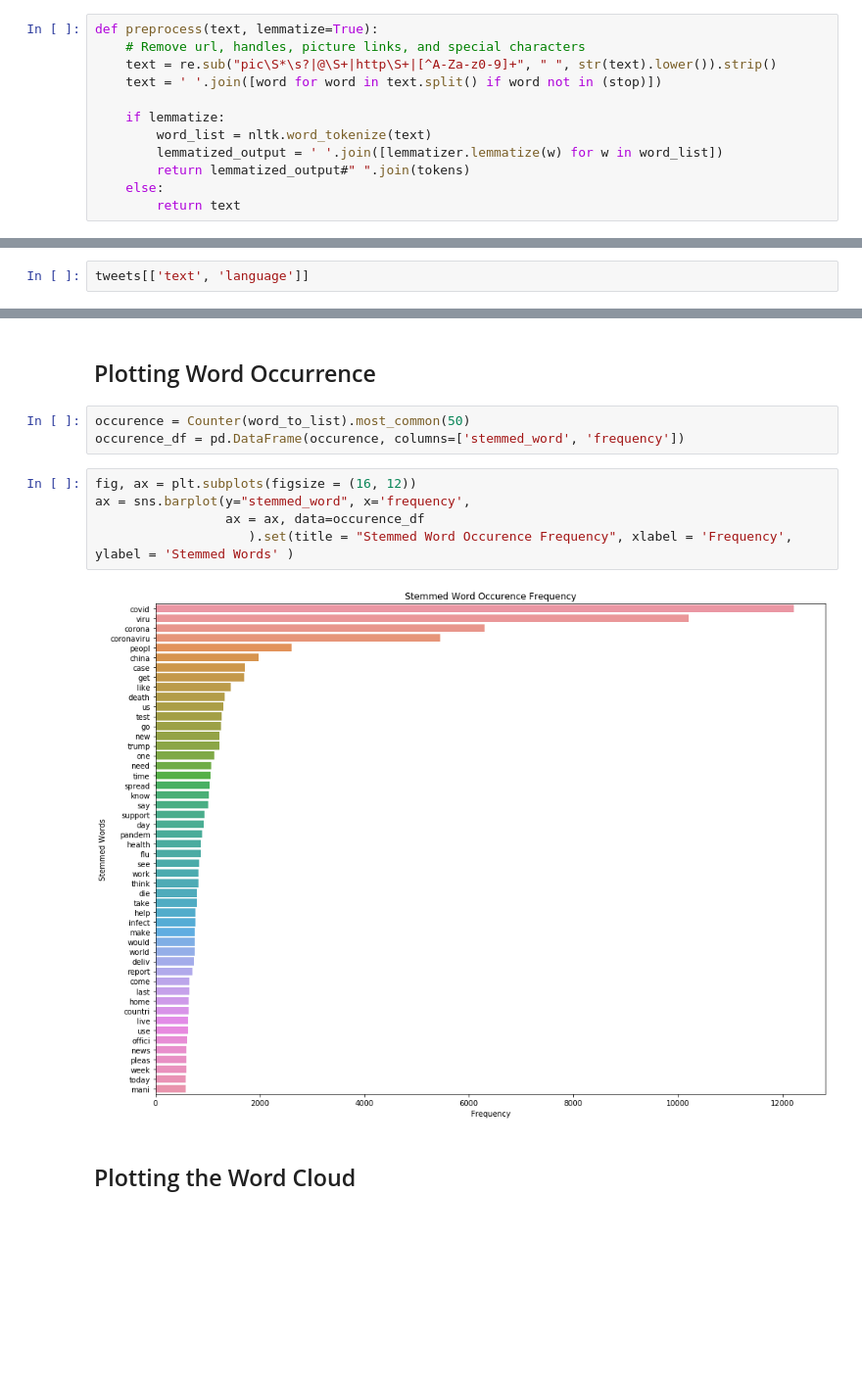
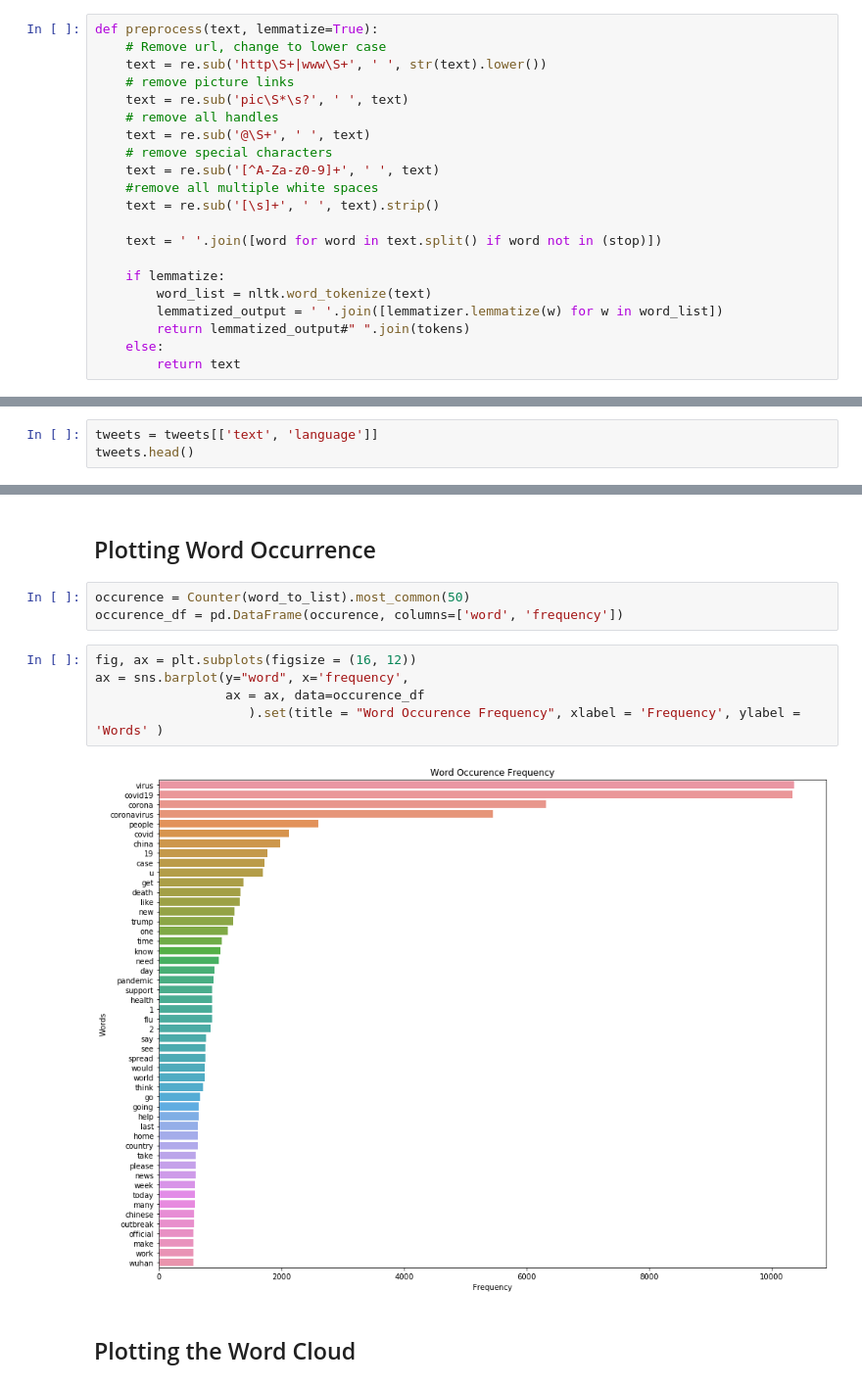
Before and after one commit to camadi/Sentiment_Analysis_Covid-19_Tweets, a Jupyter notebook: twitter_sentiment_analysis.ipynb, the cells around one changed output, grey strips where cells are left out. Shown at 98% size. Saved outputs shown, nothing was run; the diff lists cells and outputs as text; blank space fills up the shorter version.

```diff
--- a/twitter_sentiment_analysis.ipynb
+++ b/twitter_sentiment_analysis.ipynb
@@ -121,8 +131,17 @@ stop = stopwords.words('english')
 nlp = spacy.load("en_core_web_sm")
 # %%
 def preprocess(text, lemmatize=True):
-    # Remove url, handles, picture links, and special characters
-    text = re.sub("pic\S*\s?|@\S+|http\S+|[^A-Za-z0-9]+", " ", str(text).lower()).strip()
+    # Remove url, change to lower case
+    text = re.sub('http\S+|www\S+', ' ', str(text).lower())
+    # remove picture links
+    text = re.sub('pic\S*\s?', ' ', text)
+    # remove all handles
+    text = re.sub('@\S+', ' ', text)
+    # remove special characters
+    text = re.sub('[^A-Za-z0-9]+', ' ', text)
+    #remove all multiple white spaces
+    text = re.sub('[\s]+', ' ', text).strip()
+
     text = ' '.join([word for word in text.split() if word not in (stop)])
 
     if lemmatize:
@@ -530,7 +688,8 @@ tweets['text'] = tweets['text'].apply(lambda x:str(x)) #remove floats
 
 tweets['language'] = tweets['text'].apply(cld3.get_language).map(lambda x: x[0]) #Get the language of each tweet
 # %%
-tweets[['text', 'language']]
+tweets = tweets[['text', 'language']]
+tweets.head()
 # %% [output]
 |  | text | language |
 | 0 | Se o Coronavirus esta derrubando ... | pt |
@@ -600,14 +752,14 @@ word_to_list[:20]
 ## Plotting Word Occurrence
 # %%
 occurence = Counter(word_to_list).most_common(50)
-occurence_df = pd.DataFrame(occurence, columns=['stemmed_word', 'frequency'])
+occurence_df = pd.DataFrame(occurence, columns=['word', 'frequency'])
 # %%
 fig, ax = plt.subplots(figsize = (16, 12))
-ax = sns.barplot(y="stemmed_word", x='frequency',
+ax = sns.barplot(y="word", x='frequency',
                  ax = ax, data=occurence_df
-                    ).set(title = "Stemmed Word Occurence Frequency", xlabel = 'Frequency', ylabel = 'Stemmed Words' )
+                    ).set(title = "Word Occurence Frequency", xlabel = 'Frequency', ylabel = 'Words' )
 # %% [output]
-[figure, old version]
+[figure, new version]
 # %% [markdown]
 ## Plotting the Word Cloud
 # %%
```
Also changed, not shown: parts of 61 cells of this notebook.
